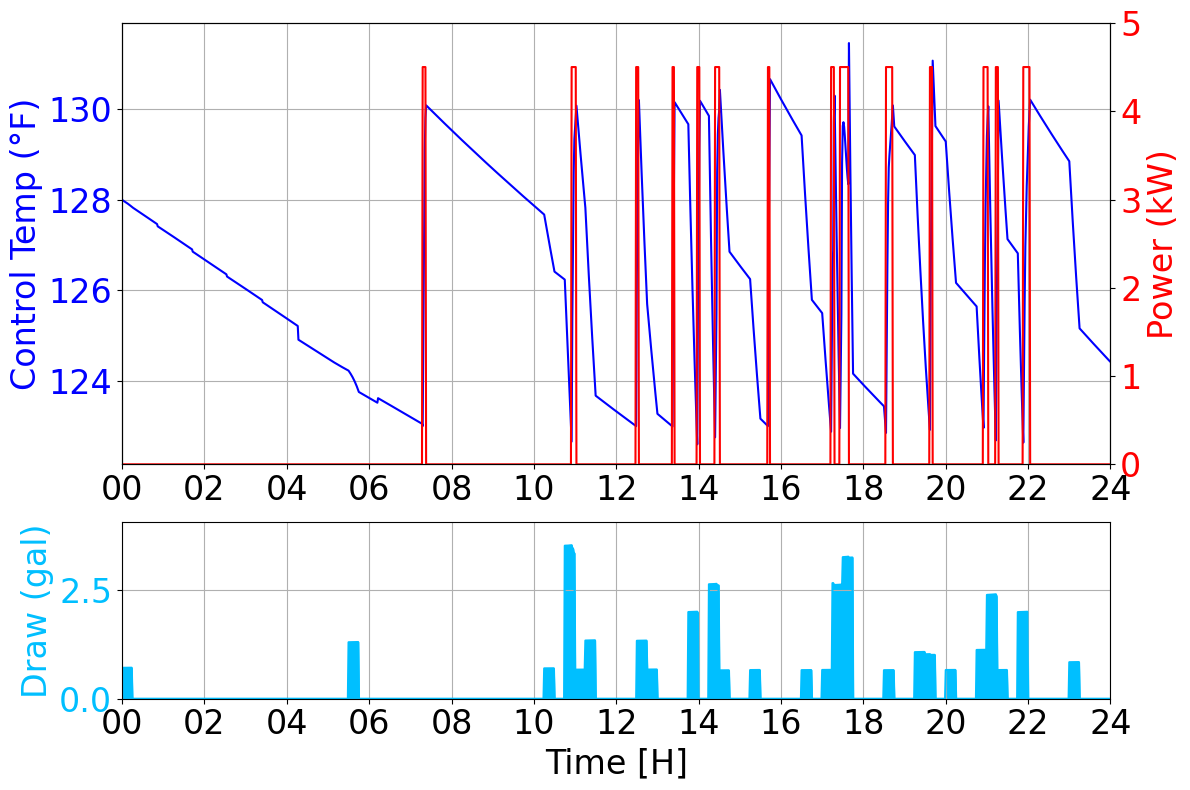
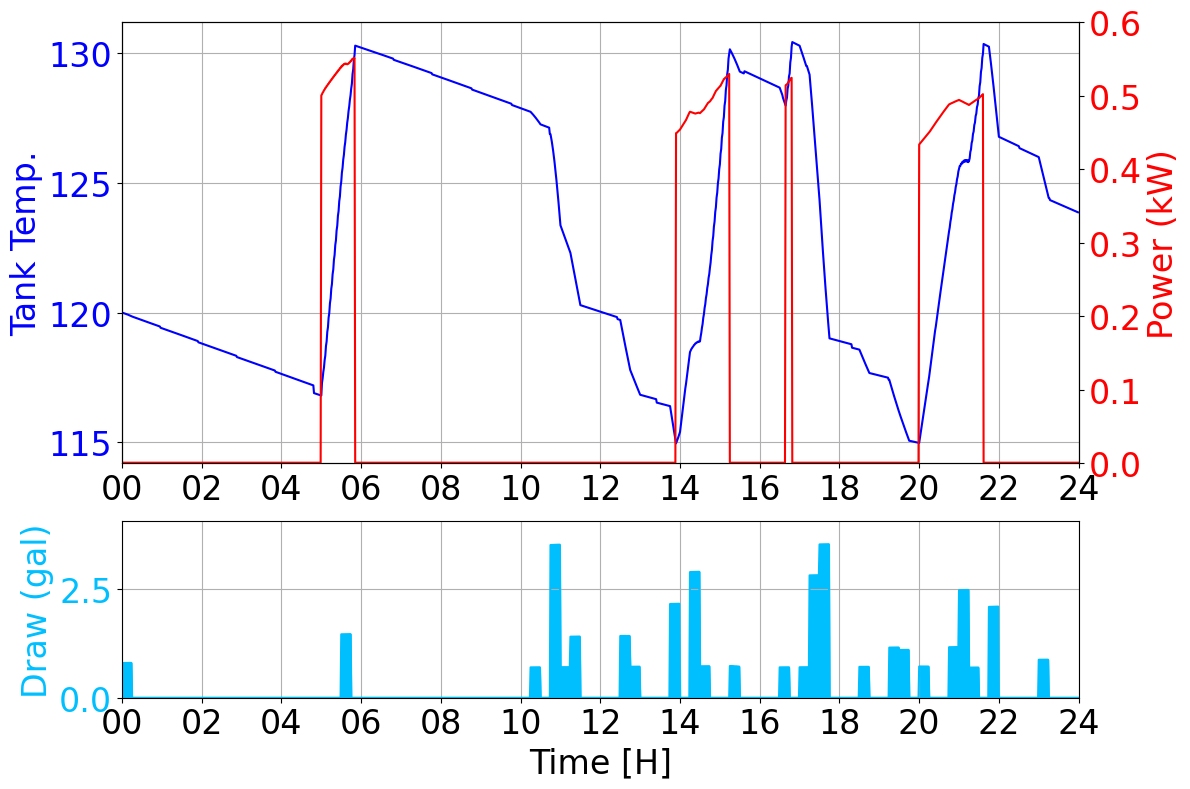
Unified diff of the notebook cell whose output changed from the first chart to the second:
--- before
+++ after
@@ -17,15 +17,15 @@
 
 # Plot tank temperature
-ax1.plot(x_hours, Tbaseline_resultsF, color=baseColor, label='Tank Temp (Baseline)')
-ax1.set_ylabel("Control Temp (°F)", color=baseColor, fontsize=A)
+ax1.plot(x_hours, Tcontrol_resultsF, color=baseColor, label='Tank Temp.')
+ax1.set_ylabel("Tank Temp.", color=baseColor, fontsize=A)
 ax1.tick_params(axis='y', labelcolor=baseColor, labelsize=A)
 
 # Plot power
-ax2.plot(x_hours, power_base, label='Power', color=pwrColor)
+ax2.plot(x_hours, power_control, label='Power', color=pwrColor)
 ax2.set_ylabel("Power (kW)", color=pwrColor, fontsize=A)
 ax2.tick_params(axis='y', labelcolor=pwrColor, labelsize=A)
 
 ax1.grid(True)
-ax2.set_ylim(ymin=0, ymax=5)
+ax2.set_ylim(ymin=0, ymax=0.6)
 
 ###########################################

Commit: updated efficiency script